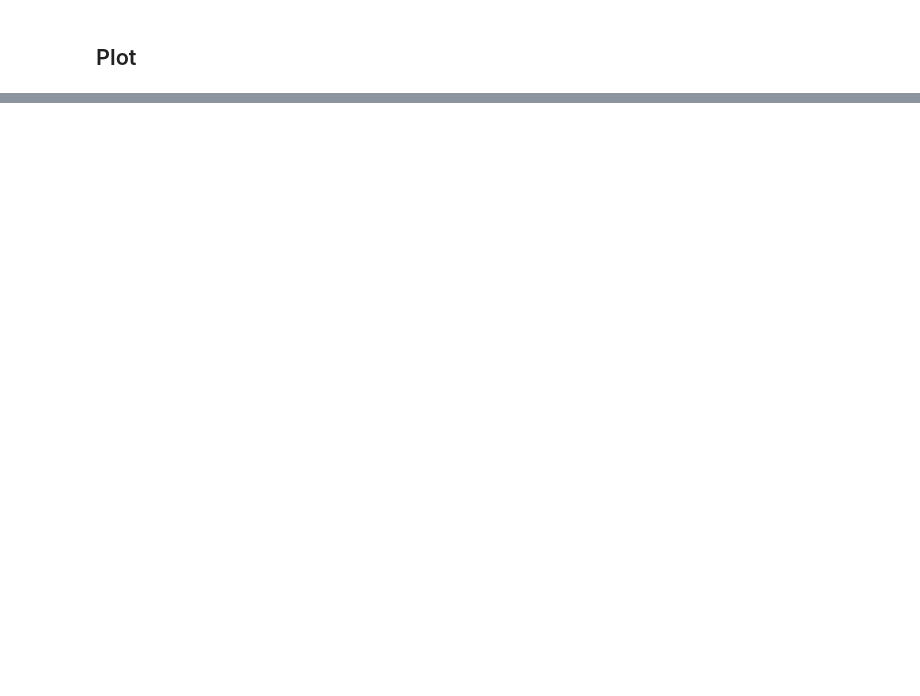
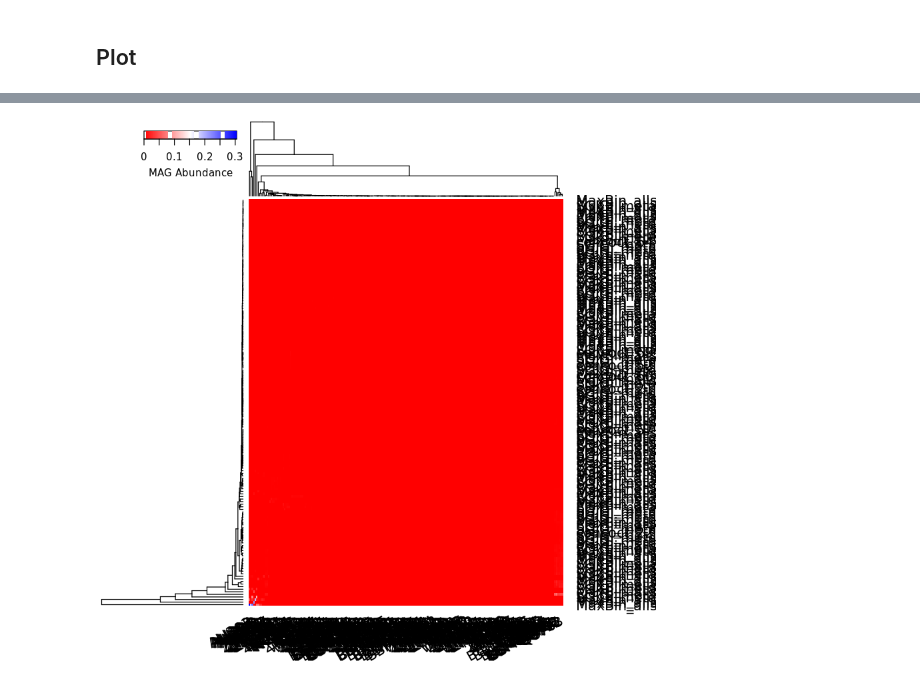
Before and after one commit to megaptera-helvetiae/MetaG-heat-Binder, a Jupyter notebook: MetaG-Heatmap.ipynb, the cells around one changed output, grey strips where cells are left out. Cells and saved outputs as stored; diff of their text form; code cells hidden in the pictures; blank space fills up the shorter version.

```diff
--- a/MetaG-Heatmap.ipynb
+++ b/MetaG-Heatmap.ipynb
@@ -42,0 +75,17 @@ heatmap.2(MAGnum_mat,
+# %%
+heatmap.2(MAGnum_mat,
+        distfun = function(x) dist(x, method = "euclidean"),
+        hclustfun = function(x) hclust(x,method = "complete"),
+        col = my_palette,
+        #breaks = breakers,
+        trace = "none",
+        key = TRUE, symkey = FALSE,
+        density.info = "none", srtCol = 30,
+        margins=c(5.5,7), cexRow = 1.25,cexCol = 1.25,
+        key.xlab = "MAG Abundance",
+        #ColSideColors = colz,
+        lhei = c(1.5,9),
+        key.title=NA
+        )
+# %% [output]
+[figure, added]
```
Also changed, not shown: parts of 3 cells of this notebook.
